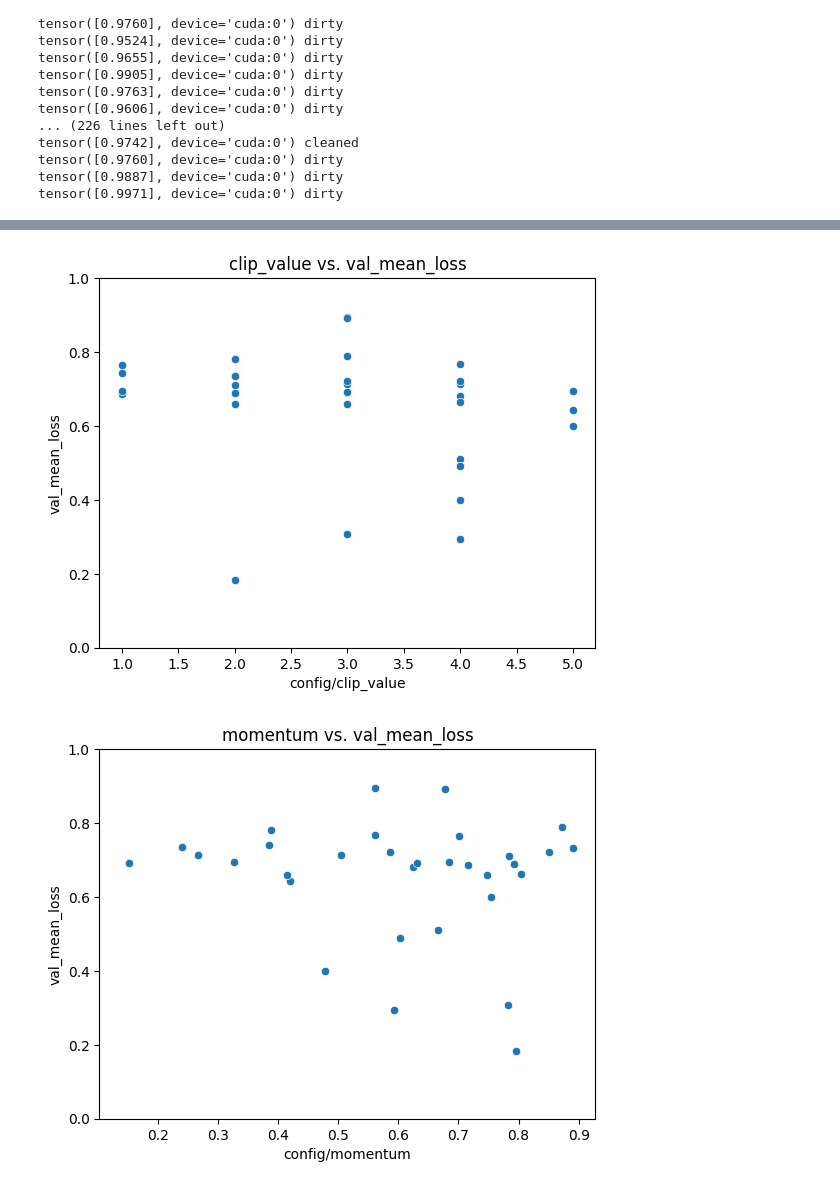
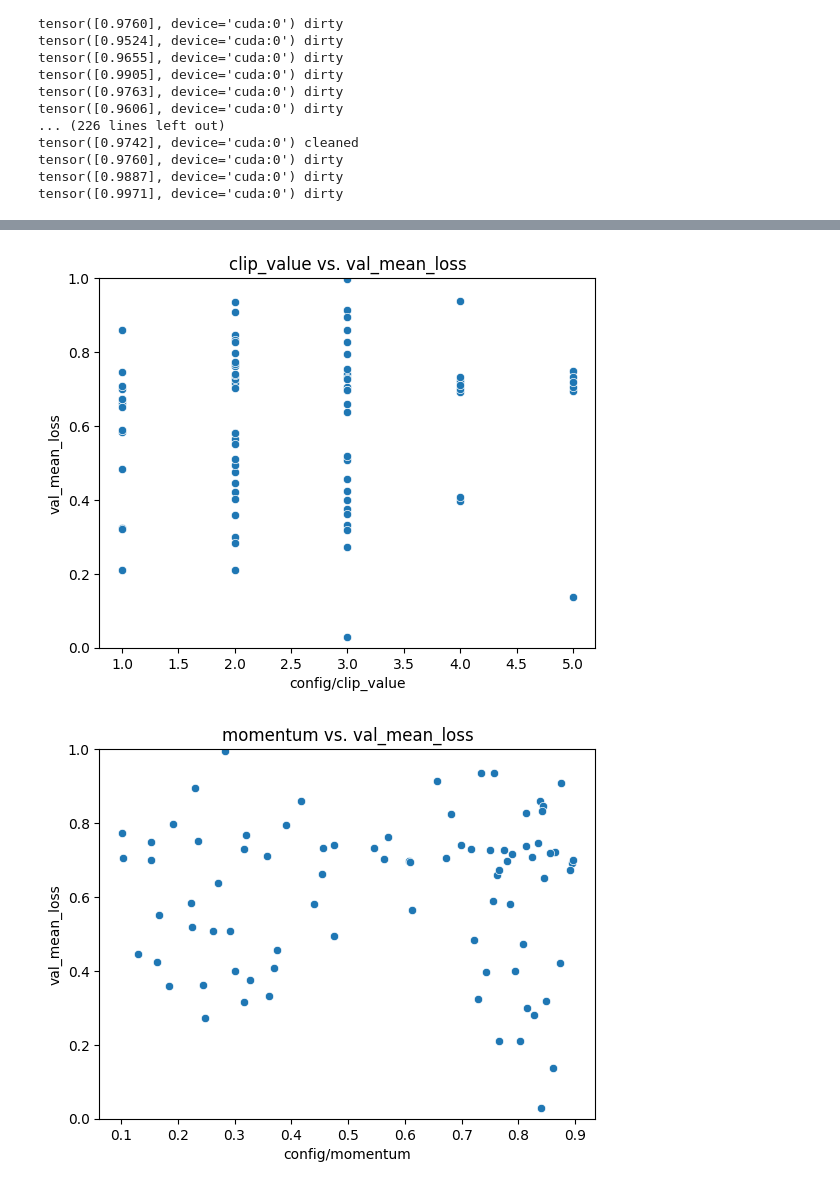
Before and after one commit to glucard/general-study-repo, a Jupyter notebook: machine_learning/kaggle_competitions/Cleaned-vs-Dirty-V2/model_tuned.ipynb, the cells around one changed output, grey strips where cells are left out. Cells and saved outputs as stored; diff of their text form; code cells hidden in the pictures.

```diff
--- a/machine_learning/kaggle_competitions/Cleaned-vs-Dirty-V2/model_tuned.ipynb
+++ b/machine_learning/kaggle_competitions/Cleaned-vs-Dirty-V2/model_tuned.ipynb
@@ -293,11 +329,11 @@ def train_dishs(config, max_epochs=30, tunning=True):
     # Data Setup
     device = torch.device("cuda" if torch.cuda.is_available() else "cpu")
 
-    model = get_transfer_learning_model(config['classifier_dropout'], config['image_net'])
+    model = get_transfer_learning_model(config['classifier_dropout'], config['transfer_model'], config['image_net'])
     model.to(device)
 
     optimizer = optim.SGD(
-        model.parameters(),
+        model.train_params.parameters(),
         lr=config["lr"],
         momentum=config["momentum"],
         weight_decay=config['weight_decay'],
@@ -451,16 +478,18 @@ config = {
     "clip_value": tune.randint(1, 5+1),
     "lr_scheduler_gamma": tune.uniform(0.5, 1.0),
     "image_net": tune.choice(["IMAGENET1K_V1", "IMAGENET1K_V2"]),
-    "nesterov": tune.choice([True, False])
+    "nesterov": tune.choice([True, False]),
+    "transfer_model": tune.choice(["resnet152", "mobiletenet_v3_large"])
 }
 
 metric = "val_mean_loss"
 mode = "min"
 
-
 optuna_search = OptunaSearch(
     metric=metric,
-    mode=mode)
+    mode=mode,
+    # points_to_evaluate = curr_best_params,
+)
 
 asas_scheduler = ASHAScheduler(
     time_attr='training_iteration',
@@ -477,7 +506,7 @@ trainable_with_resources = tune.with_resources(train_dishs, {"cpu": 12, "gpu": 1
 tuner = tune.Tuner(
     trainable_with_resources,
     tune_config=tune.TuneConfig(
-        num_samples=40,
+        num_samples=100,
         search_alg=optuna_search,
         scheduler=asas_scheduler
     ),
@@ -713,4 +761,5 @@ plot_scatter(df, 'weight_decay')
 plot_scatter(df, 'lr_scheduler_gamma')
 plot_scatter(df, 'image_net')
 plot_scatter(df, 'nesterov')
+plot_scatter(df, 'transfer_model')
 # %% [output]
@@ -718,2 +767,2 @@ plot_scatter(df, 'nesterov')
-[figure, old version]
+[figure, new version]
-[figure, old version]
+[figure, new version]
```
Also changed, not shown: parts of 16 cells of this notebook.
